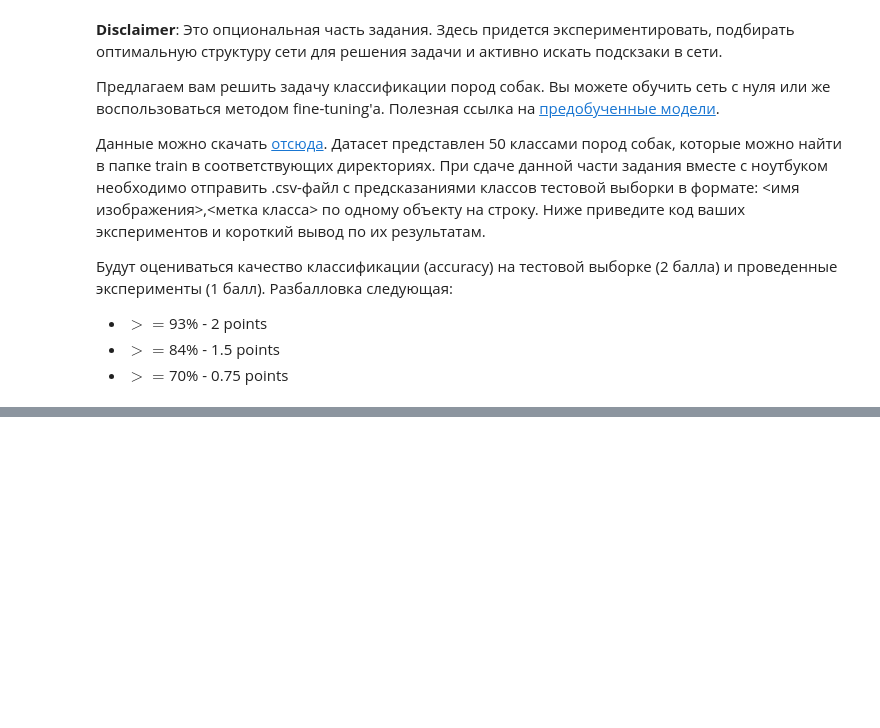
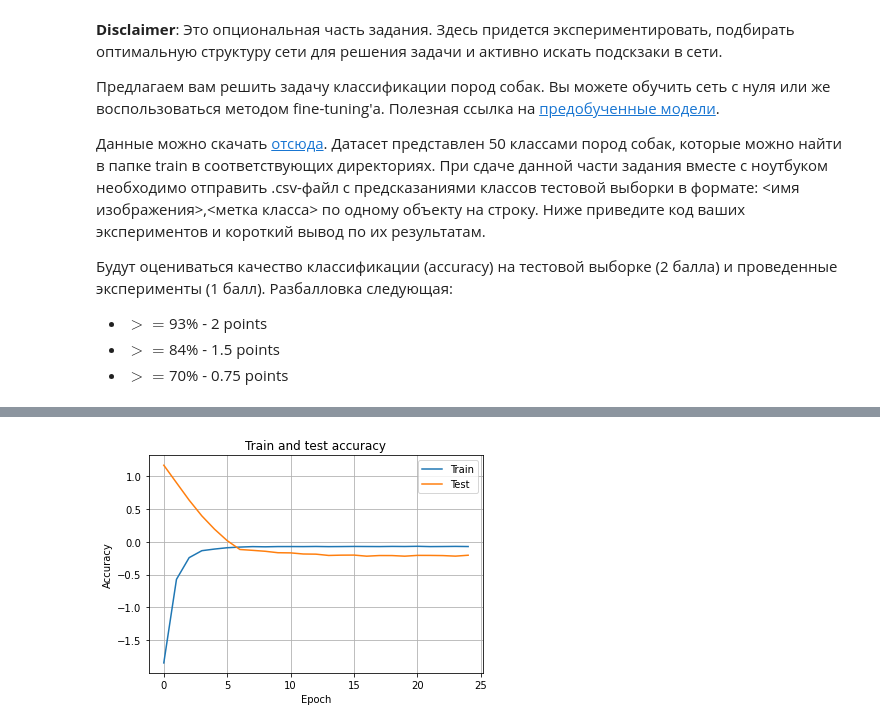
Before and after one commit to oslanaslan/MADE_ML, a Jupyter notebook: ml/Lab2_Deep_Learning/Lab2_DL_parts_4_and_5_optional.ipynb, the cells around one changed output, grey strips where cells are left out. Cells and saved outputs as stored; diff of their text form; code cells hidden in the pictures; blank space fills up the shorter version.

```diff
--- a/ml/Lab2_Deep_Learning/Lab2_DL_parts_4_and_5_optional.ipynb
+++ b/ml/Lab2_Deep_Learning/Lab2_DL_parts_4_and_5_optional.ipynb
@@ -200,0 +466,11 @@ __Disclaimer__: Это опциональная часть задания. Зд
+# %%
+plt.plot(np.log(train_stat['train_acc']))
+plt.plot(np.log(train_stat['test_acc']))
+plt.grid()
+plt.legend(['Train', 'Test'])
+plt.title('Train and test accuracy')
+plt.xlabel('Epoch')
+plt.ylabel('Accuracy')
+plt.show()
+# %% [output]
+[figure, added]
```
Also changed, not shown: parts of 14 cells of this notebook, 1 other file.
